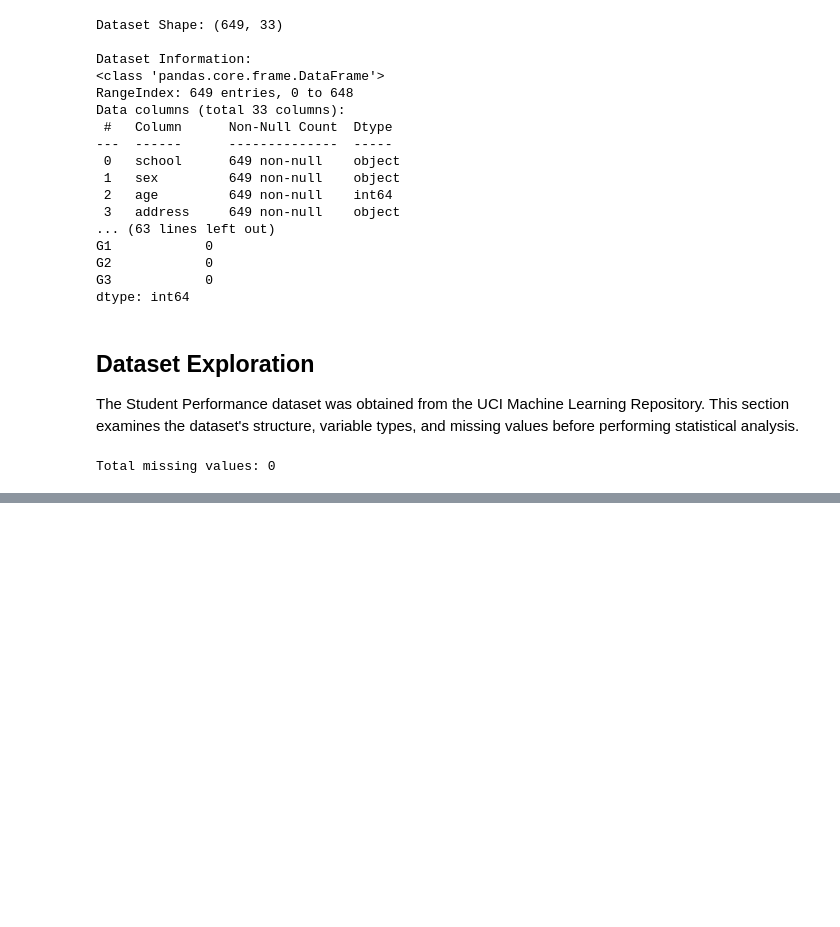
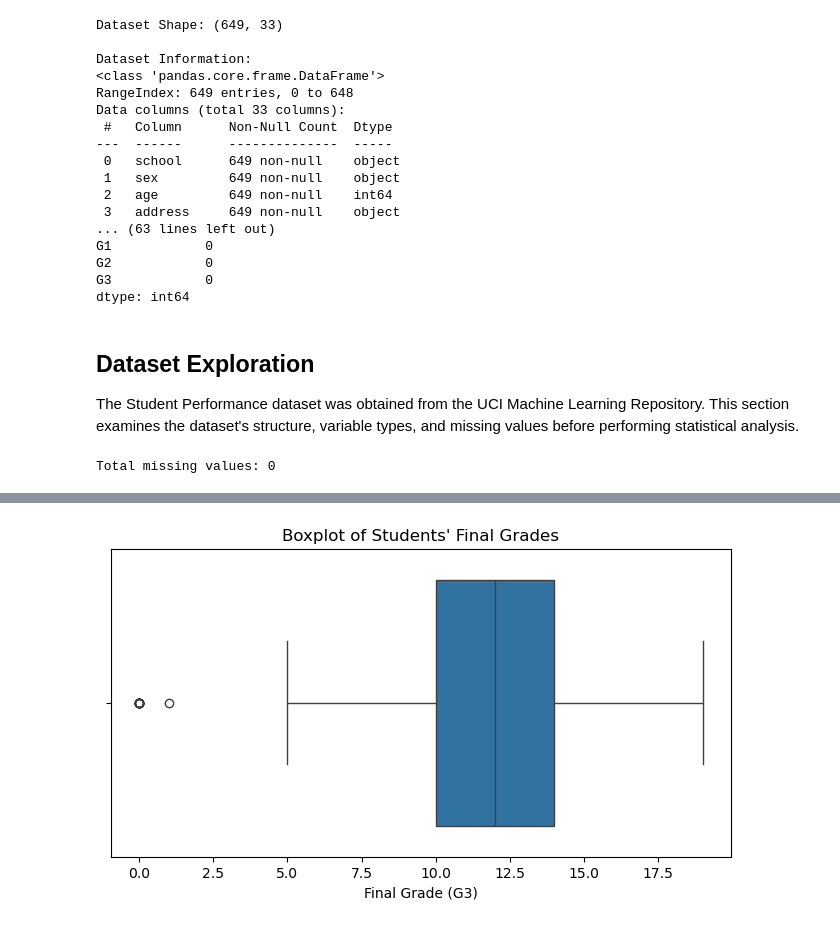
Before and after one commit to 2026618-web/Statistical-techniques-CA1, a Jupyter notebook: Altantsetseg Statistical techniques CA2.ipynb, the cells around one changed output, grey strips where cells are left out. Cells and saved outputs as stored; diff of their text form; code cells hidden in the pictures; blank space fills up the shorter version.

```diff
--- a/Altantsetseg Statistical techniques CA2.ipynb
+++ b/Altantsetseg Statistical techniques CA2.ipynb
@@ -117,0 +159,12 @@ df.describe()
+# %%
+# Boxplot of students' final grades
+plt.figure(figsize=(8, 4))
+
+sns.boxplot(x=df["G3"])
+
+plt.title("Boxplot of Students' Final Grades")
+plt.xlabel("Final Grade (G3)")
+
+plt.show()
+# %% [output]
+[figure, added]
```
Also changed, not shown: parts of 10 cells of this notebook.
